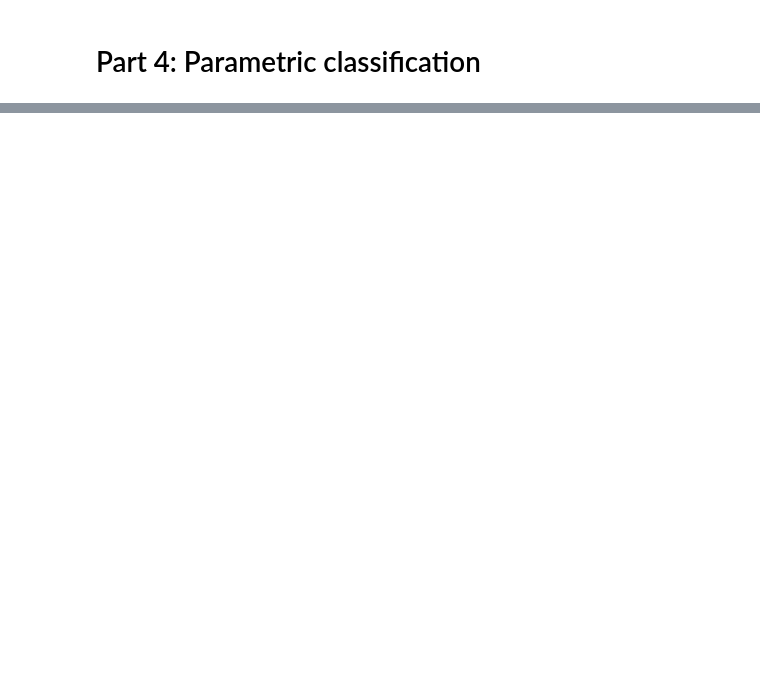
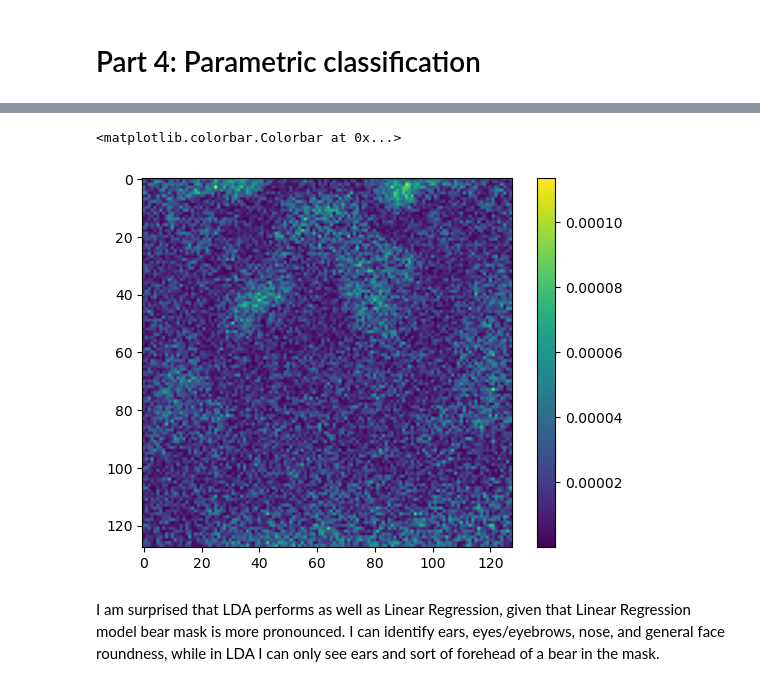
Before and after one commit to vaseninaa/math-and-ai-primer, a Jupyter notebook: weekly-projects/week3/Homework 3.ipynb, the cells around one changed output, grey strips where cells are left out. Cells and saved outputs as stored; diff of their text form; code cells hidden in the pictures; blank space fills up the shorter version.

```diff
--- a/weekly-projects/week3/Homework 3.ipynb
+++ b/weekly-projects/week3/Homework 3.ipynb
@@ -190,0 +307,10 @@ plt.colorbar()
+# %%
+# Construct the bear mask:
+# Show absolute value of logistic-regression coefficients for each pixel
+plt.imshow(np.abs((lda.coef_).reshape((128,128))))
+plt.colorbar()
+# %% [output]
+<matplotlib.colorbar.Colorbar at 0x...>
+[figure, added]
+# %% [markdown]
+I am surprised that LDA performs as well as Linear Regression, given that Linear Regression model bear mask is more pronounced. I can identify ears, eyes/eyebrows, nose, and general face roundness, while in LDA I can only see ears and sort of forehead of a bear in the mask.
```
Also changed, not shown: parts of 16 cells of this notebook, 7 other files.
